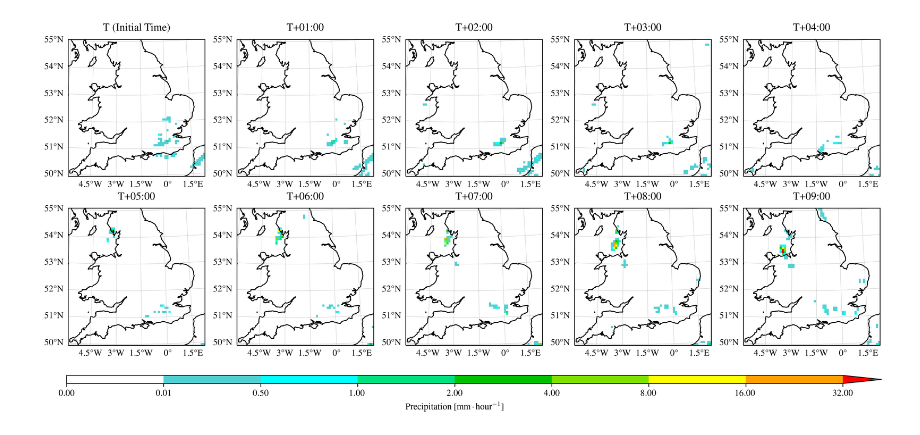
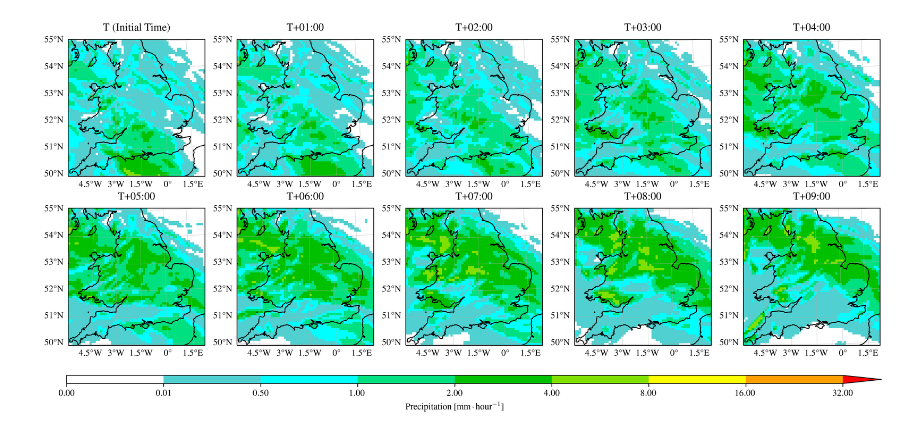
Before and after one commit to henryaddison/video-diffusion-climate, a Jupyter notebook: notebooks/geo.ipynb, the cells around one changed output. Saved outputs shown, nothing was run; the diff lists cells and outputs as text; code cells hidden in the pictures.

```diff
--- a/notebooks/geo.ipynb
+++ b/notebooks/geo.ipynb
@@ -1,29 +1,33 @@
 # %%
 import torch
-import cartopy.crs as ccrs
+from  cartopy import crs as ccrs
 from matplotlib import pyplot as plt
 from matplotlib import rc, colors
 import numpy as np
 import xarray as xr
-import metpy.plots.ctables
+from metpy.plots import colortables
 
 rc("font", **{"family": "Times"})
 rc("text", usetex=True)
 plt.rcParams['figure.dpi']= 300
 
+precip_clevs = [0, 0.01, 0.5, 1, 2, 4, 8, 16, 32]
+precip_cmap = colors.ListedColormap(
+    colortables["precipitation"][: len(precip_clevs) - 1],
+    "precipitation",
+)
+precip_cmap.set_over(
+    colortables["precipitation"][len(precip_clevs) - 1]
+)
+precip_norm = colors.BoundaryNorm(precip_clevs, precip_cmap.N)
+
+latitudes = xr.DataArray(np.load('latitude.npy'), dims = ('y', 'x'))
+longitudes = xr.DataArray(np.load('longitude.npy'), dims = ('y', 'x'))
+cp_model_rotated_pole = ccrs.RotatedPole(pole_longitude=177.5, pole_latitude=37.5)
+
 samples = torch.load("samples.pt", map_location=torch.device('cpu'))
 # %%
 def plot_sample(sample):
-    precip_clevs = [0, 0.01, 0.5, 1, 2, 4, 8, 16, 32]
-    precip_cmap = colors.ListedColormap(
-    metpy.plots.ctables.colortables["precipitation"][: len(precip_clevs) - 1],
-    "precipitation",
-    )
-    precip_cmap.set_over(metpy.plots.ctables.colortables["precipitation"][len(precip_clevs) - 1])
-    precip_norm = colors.BoundaryNorm(precip_clevs, precip_cmap.N)
-
-    cp_model_rotated_pole = ccrs.RotatedPole(pole_longitude=177.5, pole_latitude=37.5)
-
     fig, axes = plt.subplots(
         nrows=2,
         ncols=5,
@@ -38,37 +42,35 @@ def plot_sample(sample):
             x = 'longitude',
             y = 'latitude',
             cmap = precip_cmap,
             norm = precip_norm,
             extend = 'max',
             transform=ccrs.PlateCarree(),
             add_colorbar = False,
         )
         ax.gridlines(linewidth = 0.25, draw_labels={"bottom": "x", "left": "y"}, x_inline=False, y_inline=False)
         ax.coastlines(resolution='10m')
         if i == 0:
             ax.set_title(f"T (Initial Time)")
         else:
             ax.set_title(f"T+0{i}:00")
 
     fig.colorbar(
         im,
         ax = axes,
         orientation="horizontal",
         aspect=100,
         # shrink = 1,
         label='Precipitation [$\mathrm{mm}\cdot\mathrm{hour}^{-1}$]',
     )
 
     plt.show()
 
-sample = samples[452][0]
+sample = samples[1259][0]
 
-latitudes = xr.DataArray(np.load('latitude.npy'), dims = ('y', 'x'))
-longitudes = xr.DataArray(np.load('longitude.npy'), dims = ('y', 'x'))
 da = xr.DataArray(sample, dims=('time', 'y', 'x'), coords={'latitude': latitudes, 'longitude': longitudes})
 plot_sample(da)
 # %% [output]
-[figure, old version]
+[figure, new version]
 # %%
 # 10 frames with the highest max and mean values
 
```
Also changed, not shown: parts of 1 cell of this notebook, 6 other files.
